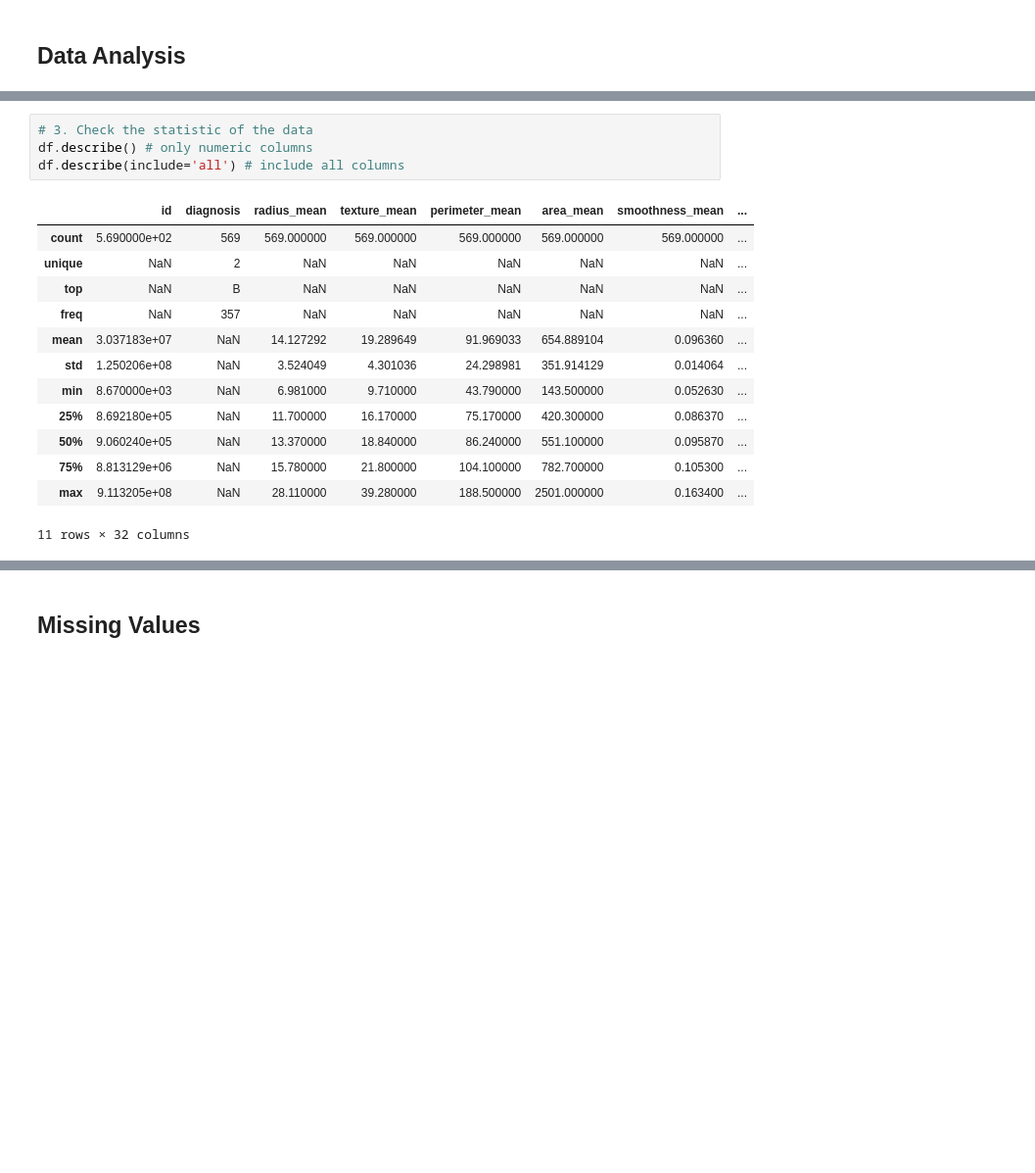
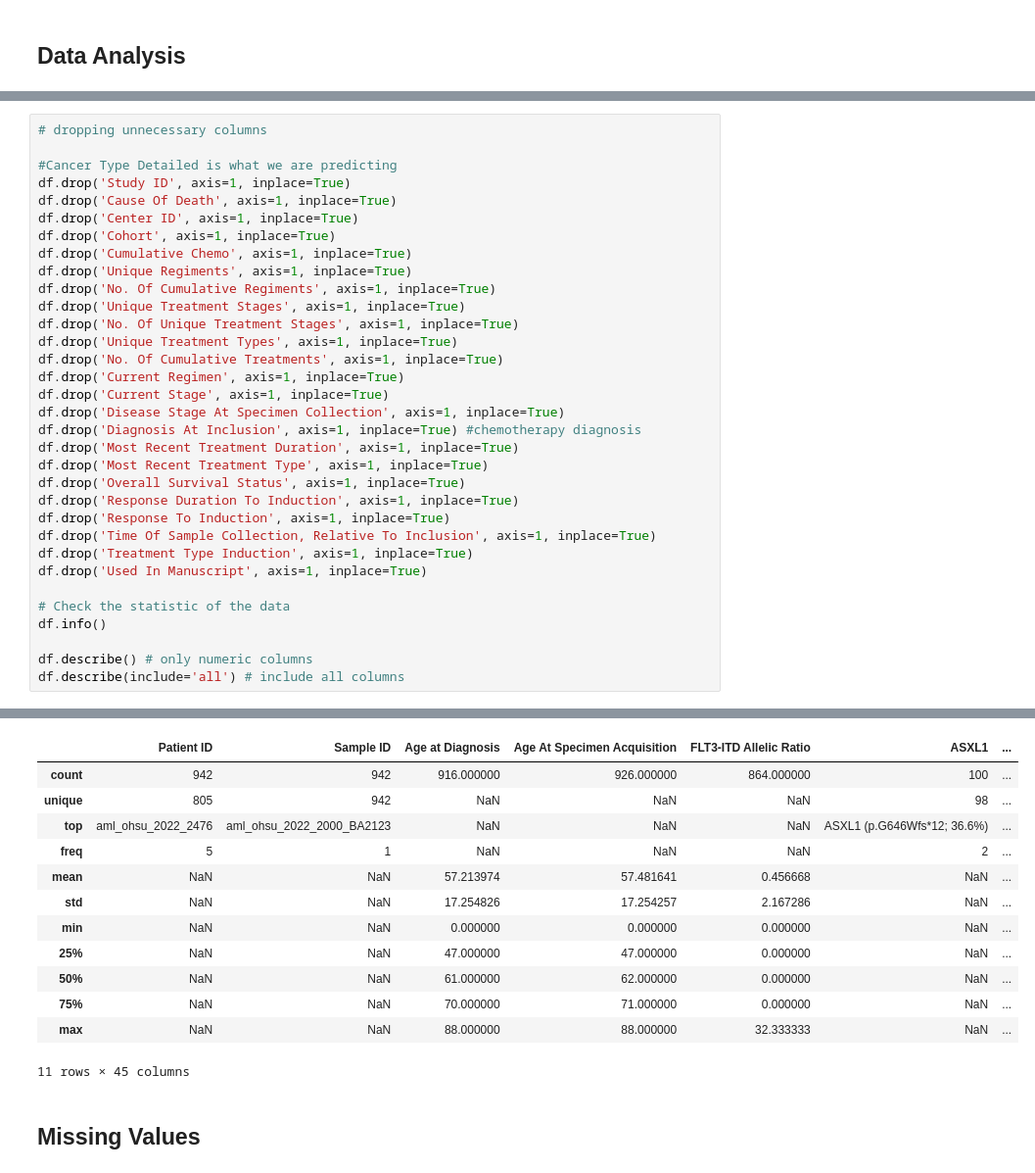
Before and after one commit to digitaldna01/CASCS506-FinalProject, a Jupyter notebook: Finalproject.ipynb, the cells around one changed output, grey strips where cells are left out. Shown: that part at 98% size. Drawn from its saved outputs; the diff is of its cells as text; blank space fills up the shorter version.

```diff
--- a/Finalproject.ipynb
+++ b/Finalproject.ipynb
@@ -58,18 +61,34 @@ First 5 rows:
-# %%
-# 3. Check the statistic of the data
-df.describe() # only numeric columns
-df.describe(include='all') # include all columns
-# %% [output]
-|  | id | diagnosis | radius_mean | texture_mean | perimeter_mean | area_mean | smoothness_mean | ... |
-| count | 5.690000e+02 | 569 | 569.000000 | 569.000000 | 569.000000 | 569.000000 | 569.000000 | ... |
-| unique | NaN | 2 | NaN | NaN | NaN | NaN | NaN | ... |
-| top | NaN | B | NaN | NaN | NaN | NaN | NaN | ... |
-| freq | NaN | 357 | NaN | NaN | NaN | NaN | NaN | ... |
-| mean | 3.037183e+07 | NaN | 14.127292 | 19.289649 | 91.969033 | 654.889104 | 0.096360 | ... |
-| std | 1.250206e+08 | NaN | 3.524049 | 4.301036 | 24.298981 | 351.914129 | 0.014064 | ... |
-| min | 8.670000e+03 | NaN | 6.981000 | 9.710000 | 43.790000 | 143.500000 | 0.052630 | ... |
-| 25% | 8.692180e+05 | NaN | 11.700000 | 16.170000 | 75.170000 | 420.300000 | 0.086370 | ... |
-| 50% | 9.060240e+05 | NaN | 13.370000 | 18.840000 | 86.240000 | 551.100000 | 0.095870 | ... |
-| 75% | 8.813129e+06 | NaN | 15.780000 | 21.800000 | 104.100000 | 782.700000 | 0.105300 | ... |
-| max | 9.113205e+08 | NaN | 28.110000 | 39.280000 | 188.500000 | 2501.000000 | 0.163400 | ... |
-11 rows × 32 columns
+# %%
+# dropping unnecessary columns
+
+#Cancer Type Detailed is what we are predicting
+df.drop('Study ID', axis=1, inplace=True)
+df.drop('Cause Of Death', axis=1, inplace=True)
+df.drop('Center ID', axis=1, inplace=True)
+df.drop('Cohort', axis=1, inplace=True)
+df.drop('Cumulative Chemo', axis=1, inplace=True)
+df.drop('Unique Regiments', axis=1, inplace=True)
+df.drop('No. Of Cumulative Regiments', axis=1, inplace=True)
+df.drop('Unique Treatment Stages', axis=1, inplace=True)
+df.drop('No. Of Unique Treatment Stages', axis=1, inplace=True)
+df.drop('Unique Treatment Types', axis=1, inplace=True)
+df.drop('No. Of Cumulative Treatments', axis=1, inplace=True)
+df.drop('Current Regimen', axis=1, inplace=True)
+df.drop('Current Stage', axis=1, inplace=True)
+df.drop('Disease Stage At Specimen Collection', axis=1, inplace=True)
+df.drop('Diagnosis At Inclusion', axis=1, inplace=True) #chemotherapy diagnosis
+df.drop('Most Recent Treatment Duration', axis=1, inplace=True)
+df.drop('Most Recent Treatment Type', axis=1, inplace=True)
+df.drop('Overall Survival Status', axis=1, inplace=True)
+df.drop('Response Duration To Induction', axis=1, inplace=True)
+df.drop('Response To Induction', axis=1, inplace=True)
+df.drop('Time Of Sample Collection, Relative To Inclusion', axis=1, inplace=True)
+df.drop('Treatment Type Induction', axis=1, inplace=True)
+df.drop('Used In Manuscript', axis=1, inplace=True)
+
+# Check the statistic of the data
+df.info()
+
+df.describe() # only numeric columns
+df.describe(include='all') # include all columns
+# %% [output]
@@ -76,3 +112,16 @@ df.describe(include='all') # include all columns
+|  | Patient ID | Sample ID | Age at Diagnosis | Age At Specimen Acquisition | FLT3-ITD Allelic Ratio | ASXL1 | ... |
+| count | 942 | 942 | 916.000000 | 926.000000 | 864.000000 | 100 | ... |
+| unique | 805 | 942 | NaN | NaN | NaN | 98 | ... |
+| top | aml_ohsu_2022_2476 | aml_ohsu_2022_2000_BA2123 | NaN | NaN | NaN | ASXL1 (p.G646Wfs*12; 36.6%) | ... |
+| freq | 5 | 1 | NaN | NaN | NaN | 2 | ... |
+| mean | NaN | NaN | 57.213974 | 57.481641 | 0.456668 | NaN | ... |
+| std | NaN | NaN | 17.254826 | 17.254257 | 2.167286 | NaN | ... |
+| min | NaN | NaN | 0.000000 | 0.000000 | 0.000000 | NaN | ... |
+| 25% | NaN | NaN | 47.000000 | 47.000000 | 0.000000 | NaN | ... |
+| 50% | NaN | NaN | 61.000000 | 62.000000 | 0.000000 | NaN | ... |
+| 75% | NaN | NaN | 70.000000 | 71.000000 | 0.000000 | NaN | ... |
+| max | NaN | NaN | 88.000000 | 88.000000 | 32.333333 | NaN | ... |
+11 rows × 45 columns
 # %% [markdown]
 ## Missing Values
 # %%
```
Also changed, not shown: parts of 6 cells of this notebook.
